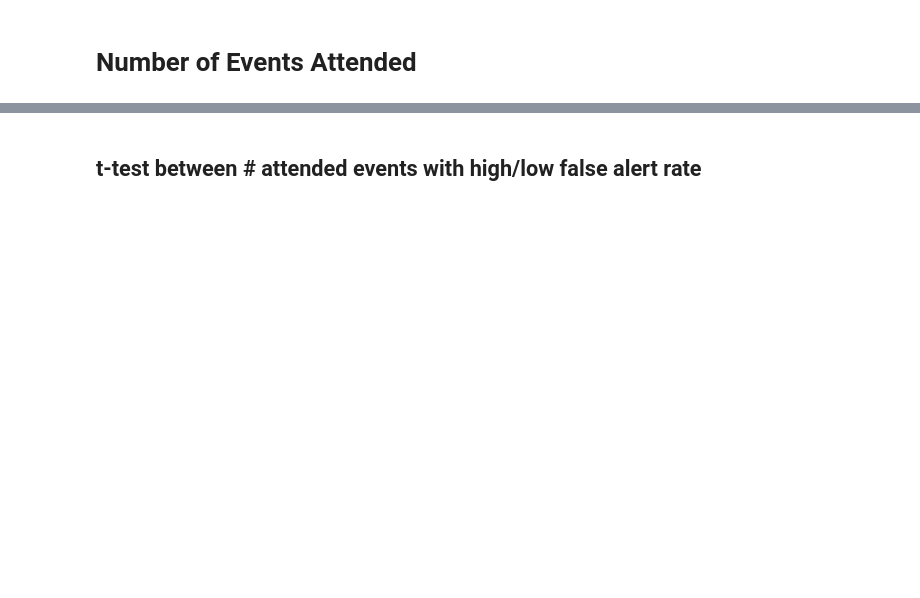
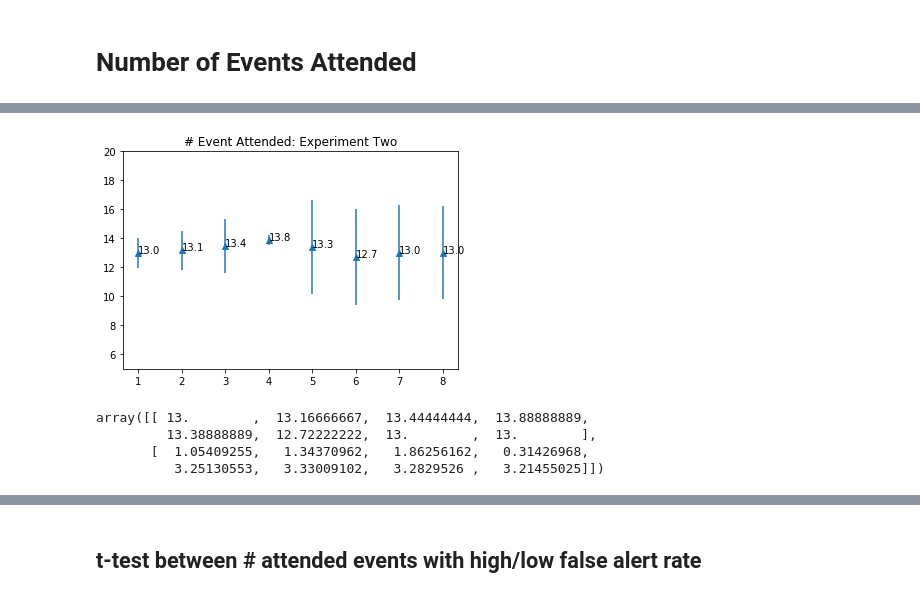
Before and after one commit to Kai-Monash/code, a Jupyter notebook: static_tests.ipynb, the cells around one changed output, grey strips where cells are left out. Saved outputs shown, nothing was run; the diff lists cells and outputs as text; code cells hidden in the pictures; blank space fills up the shorter version.

```diff
--- a/static_tests.ipynb
+++ b/static_tests.ipynb
@@ -335,19 +427,25 @@ np.vstack((exp1_attend.mean(axis=0),exp1_attend.std(axis=0)))
 # %%
 # exp2 mean & std
-x = np.arange(8)
+x = np.arange(8)+1
 y = np.array(exp2_attend.mean(axis=0))
 e = np.array(exp2_attend.std(axis=0))
 
 plt.errorbar(x, y, e, linestyle='None', marker='^')
 axes = plt.gca()
 axes.set_ylim([5,20])
 
 for xy in zip(x, y):
     axes.annotate('%.4s' % xy[1], xy=xy, textcoords='data')
 plt.title("# Event Attended: Experiment Two")
 plt.show()
 
 # exp2 mean & std
 np.vstack((exp2_attend.mean(axis=0),exp2_attend.std(axis=0)))
+# %% [output]
+[figure, added]
+array([[ 13.        ,  13.16666667,  13.44444444,  13.88888889,
+         13.38888889,  12.72222222,  13.        ,  13.        ],
+       [  1.05409255,   1.34370962,   1.86256162,   0.31426968,
+          3.25130553,   3.33009102,   3.2829526 ,   3.21455025]])
 # %%
 # overall mean & std
```
Also changed, not shown: parts of 45 cells of this notebook.
